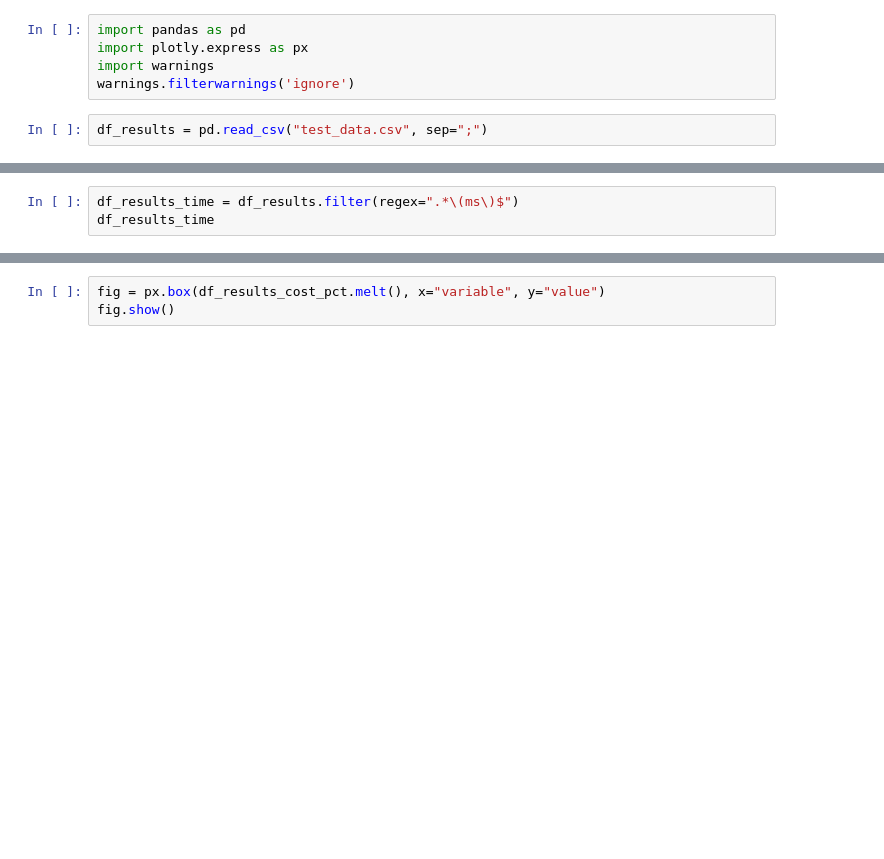
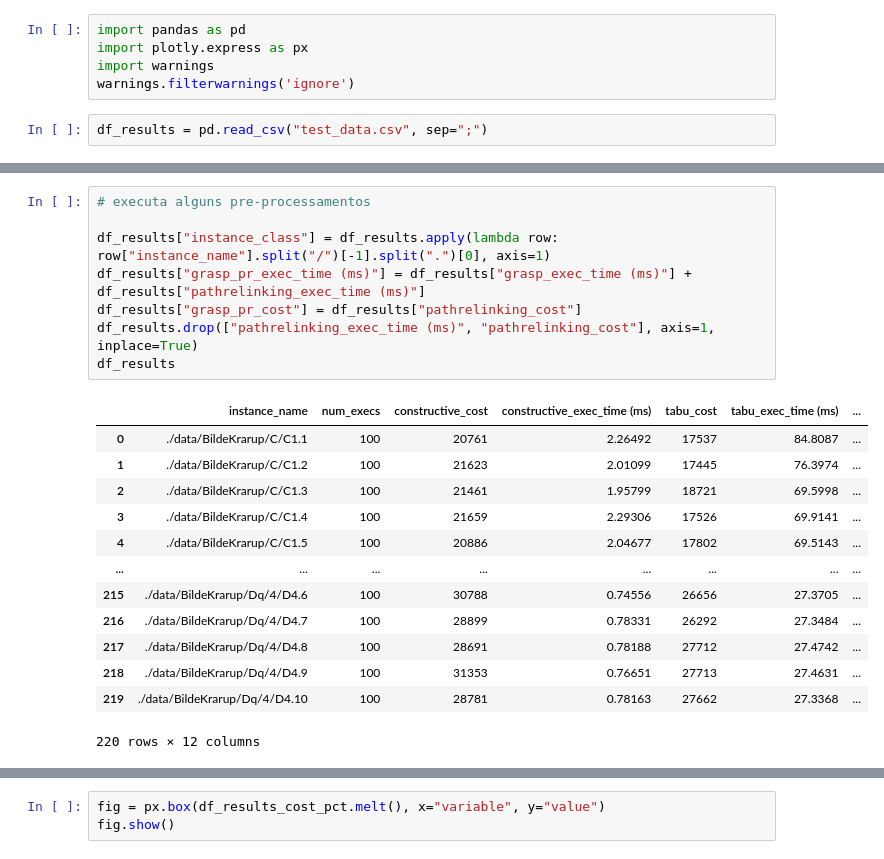
Before and after one commit to RaulWCosta/Trabalho_heur_metaheur, a Jupyter notebook: analise dos resultados.ipynb, the cells around one changed output, grey strips where cells are left out. Drawn from its saved outputs; the diff is of its cells as text; blank space fills up the shorter version.

```diff
--- a/analise dos resultados.ipynb
+++ b/analise dos resultados.ipynb
@@ -24,4 +24,23 @@ df_results
-# %%
-df_results_time = df_results.filter(regex=".*\(ms\)$")
-df_results_time
+# %%
+# executa alguns pre-processamentos
+
+df_results["instance_class"] = df_results.apply(lambda row: row["instance_name"].split("/")[-1].split(".")[0], axis=1)
+df_results["grasp_pr_exec_time (ms)"] = df_results["grasp_exec_time (ms)"] + df_results["pathrelinking_exec_time (ms)"]
+df_results["grasp_pr_cost"] = df_results["pathrelinking_cost"]
+df_results.drop(["pathrelinking_exec_time (ms)", "pathrelinking_cost"], axis=1, inplace=True)
+df_results
+# %% [output]
+|  | instance_name | num_execs | constructive_cost | constructive_exec_time (ms) | tabu_cost | tabu_exec_time (ms) | ... |
+| 0 | ./data/BildeKrarup/C/C1.1 | 100 | 20761 | 2.26492 | 17537 | 84.8087 | ... |
+| 1 | ./data/BildeKrarup/C/C1.2 | 100 | 21623 | 2.01099 | 17445 | 76.3974 | ... |
+| 2 | ./data/BildeKrarup/C/C1.3 | 100 | 21461 | 1.95799 | 18721 | 69.5998 | ... |
+| 3 | ./data/BildeKrarup/C/C1.4 | 100 | 21659 | 2.29306 | 17526 | 69.9141 | ... |
+| 4 | ./data/BildeKrarup/C/C1.5 | 100 | 20886 | 2.04677 | 17802 | 69.5143 | ... |
+| ... | ... | ... | ... | ... | ... | ... | ... |
+| 215 | ./data/BildeKrarup/Dq/4/D4.6 | 100 | 30788 | 0.74556 | 26656 | 27.3705 | ... |
+| 216 | ./data/BildeKrarup/Dq/4/D4.7 | 100 | 28899 | 0.78331 | 26292 | 27.3484 | ... |
+| 217 | ./data/BildeKrarup/Dq/4/D4.8 | 100 | 28691 | 0.78188 | 27712 | 27.4742 | ... |
+| 218 | ./data/BildeKrarup/Dq/4/D4.9 | 100 | 31353 | 0.76651 | 27713 | 27.4631 | ... |
+| 219 | ./data/BildeKrarup/Dq/4/D4.10 | 100 | 28781 | 0.78163 | 27662 | 27.3368 | ... |
+220 rows × 12 columns
 # %%
```
Also changed, not shown: parts of 8 cells of this notebook.
